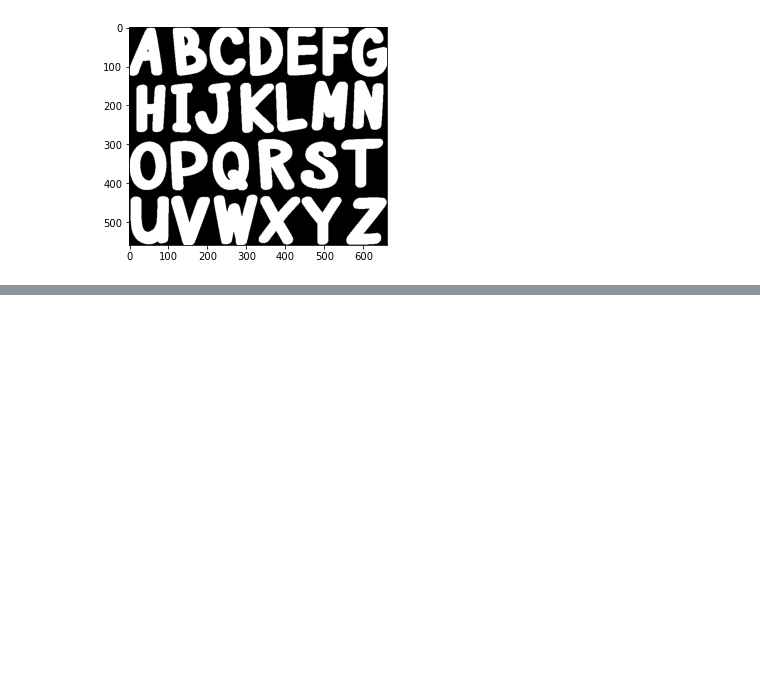
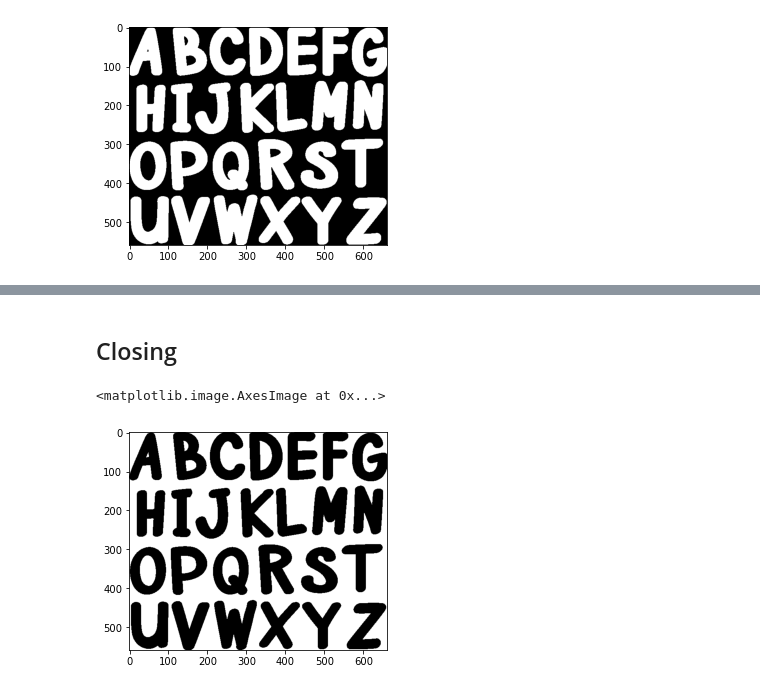
Before and after one commit to prathwik0/AICV, a Jupyter notebook: CV/4_morph.ipynb, the cells around one changed output, grey strips where cells are left out. Drawn from its saved outputs; the diff is of its cells as text; code cells hidden in the pictures; blank space fills up the shorter version.

```diff
--- a/CV/4_morph.ipynb
+++ b/CV/4_morph.ipynb
@@ -36,0 +48,11 @@ plt.imshow(dilation, cmap='gray')
+# %% [markdown]
+## Closing
+# %%
+img = cv2.imread('../imagedata/imgabcd.jpg', 0)
+binr = cv2.threshold(img, 0, 255, cv2.THRESH_BINARY+cv2.THRESH_OTSU)[1]
+kernel = np.ones((3, 3), np.uint8)
+opening = cv2.morphologyEx(binr, cv2.MORPH_CLOSE, kernel, iterations=1)
+plt.imshow(opening, cmap='gray')
+# %% [output]
+<matplotlib.image.AxesImage at 0x...>
+[figure, added]
```
Also changed, not shown: parts of 2 cells of this notebook, 2 other files.
